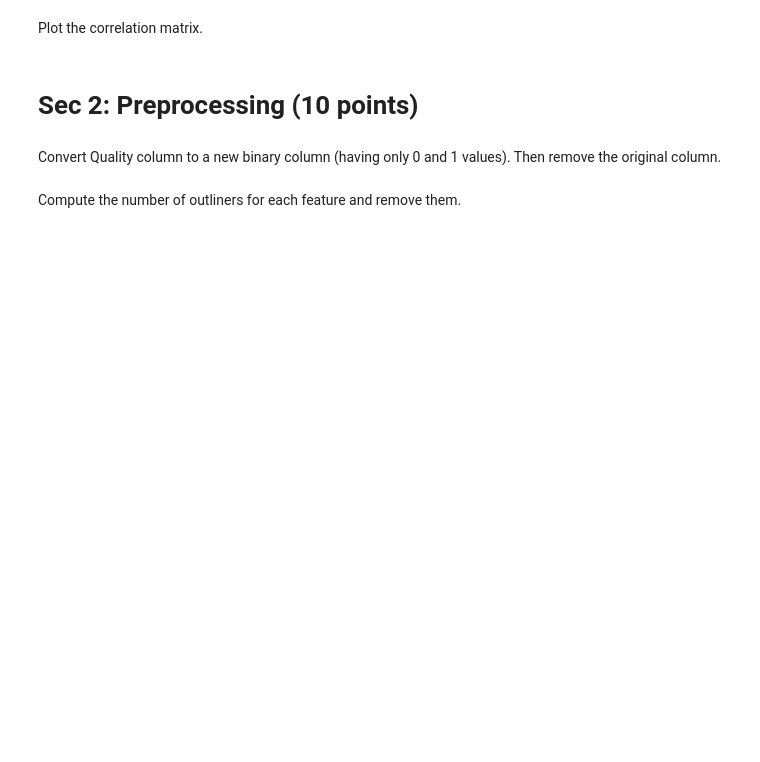
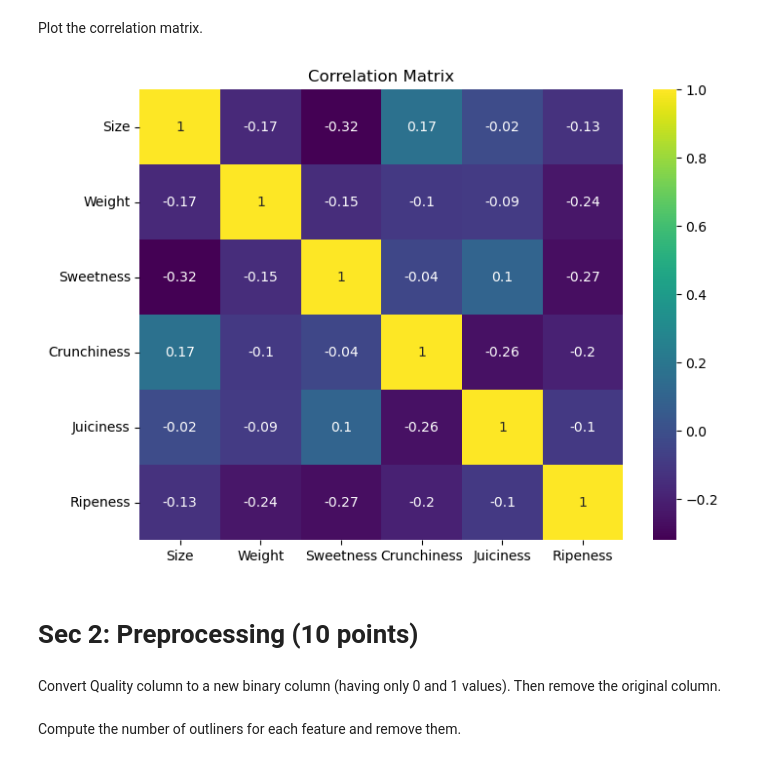
Before and after one commit to AmirMohammadFakhimi/ML-HW2, a Jupyter notebook: ML-HW.ipynb, the cells around one changed output. Saved outputs shown, nothing was run; the diff lists cells and outputs as text; code cells hidden in the pictures; blank space fills up the shorter version.

```diff
--- a/ML-HW.ipynb
+++ b/ML-HW.ipynb
@@ -48,5 +90,18 @@ Plot the distribution of each feature and identify the median value for both goo
 # %% [markdown]
 Plot the correlation matrix.
+# %%
+numeric_df = df.select_dtypes(include=[np.number])
+
+corr_matrix = np.round(np.corrcoef(numeric_df, rowvar=False), 2)
+
+plt.figure(figsize=(8, 6))
+sns.heatmap(corr_matrix, cmap='viridis', annot=True,
+            xticklabels=numeric_df.columns, yticklabels=numeric_df.columns)
+
+plt.title("Correlation Matrix")
+plt.show()
+# %% [output]
+[figure, added]
 # %% [markdown]
 # Sec 2: Preprocessing (10 points)
 # %% [markdown]
```
Also changed, not shown: parts of 25 cells of this notebook, 1 other file.
